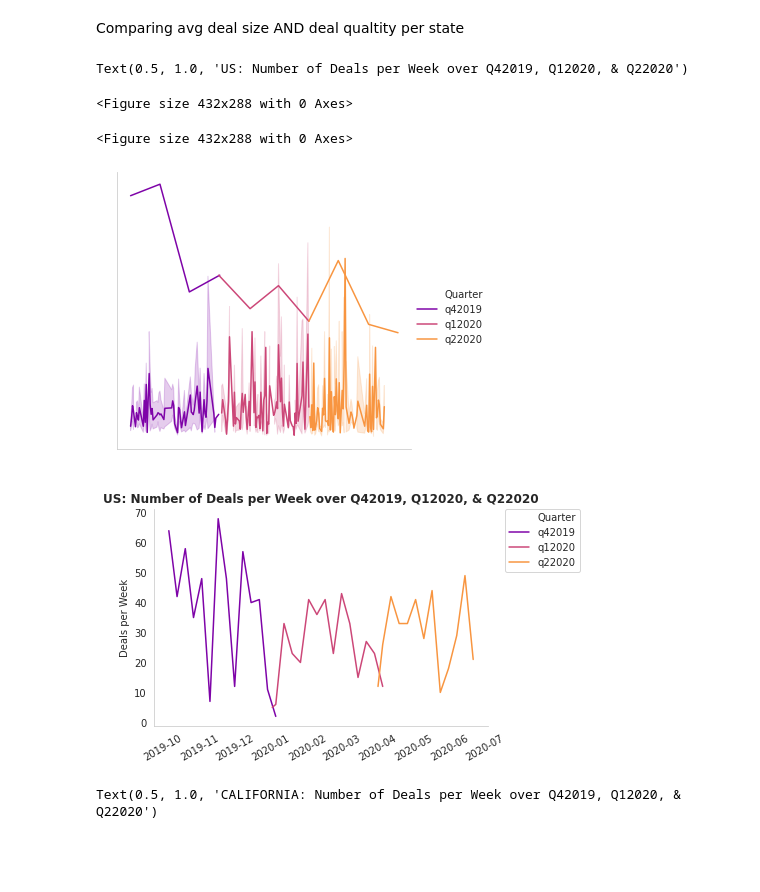
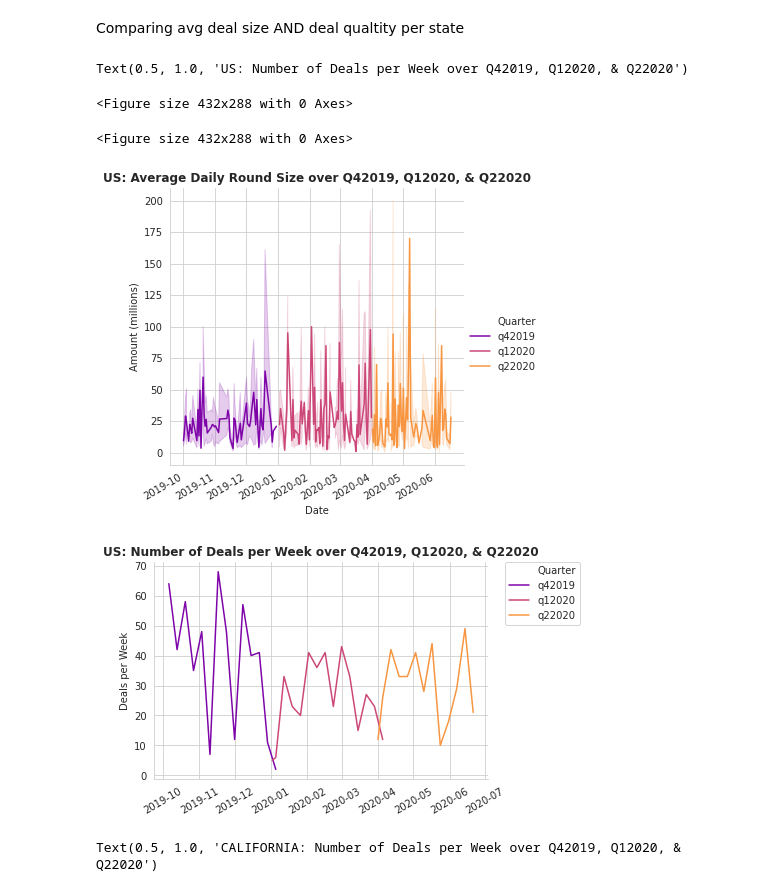
Before and after one commit to shreyasingh1/A-Level-Capital-Data-Pieces, a Jupyter notebook: Funding_Data_Exploration.ipynb, the cells around one changed output. Drawn from its saved outputs; the diff is of its cells as text; code cells hidden in the pictures; blank space fills up the shorter version.

```diff
--- a/Funding_Data_Exploration.ipynb
+++ b/Funding_Data_Exploration.ipynb
@@ -431,40 +431,40 @@ Comparing avg deal size AND deal qualtity per state
 # %%
 #ALL DATA
 
 #getting a graph for all US data of round amount over time
 merged = pd.concat([q4, q1, q2])
 merged['Date'] = pd.to_datetime(merged['Date'])
 merged_trimmed = merged[merged['Amount (millions)'] <= 200]
 
 #graphing subplot 1
 plt.figure()
-sns.set_style("whitegrid", {'axes.grid' : False})
-sns.despine(left=True, bottom = True)
+#sns.set_style("whitegrid", {'axes.grid' : False})
+#sns.despine(left=True, bottom = True)
 plt.subplots(0,0)
 g = sns.relplot(x="Date", y="Amount (millions)", kind="line", data=merged_trimmed, hue = 'Quarter', palette = 'plasma')
 g.fig.autofmt_xdate()
-ax = sns.lineplot(x=merged_groupby_month.index, y=merged_groupby_month['Date'], data=merged_groupby_month, hue = 'Quarter', palette="plasma", legend = False)
-plt.yticks(labels = None, ticks = [])
-plt.ylabel(' ')
-plt.xticks(labels = None, ticks = [])
-plt.xlabel(' ')
-#plt.title('US: Average Daily Round Size over Q42019, Q12020, & Q22020', weight = 'bold')
+#ax = sns.lineplot(x=merged_groupby_month.index, y=merged_groupby_month['Date'], data=merged_groupby_month, hue = 'Quarter', palette="plasma", legend = False)
+#plt.yticks(labels = None, ticks = [])
+#plt.ylabel(' ')
+#plt.xticks(labels = None, ticks = [])
+#plt.xlabel(' ')
+plt.title('US: Average Daily Round Size over Q42019, Q12020, & Q22020', weight = 'bold')
 
 
 #graph of number of rounds per week/subplot 2
 plt.subplots(0,1)
 ax = sns.lineplot(x=merged_groupby_week.index, y=merged_groupby_week['Date'], data=merged_groupby_week, hue = 'Quarter', palette="plasma")
 plt.legend(bbox_to_anchor=(1.05, 1), loc=2, borderaxespad=0.)
 sns.despine()
 plt.xticks(rotation = 30)
 plt.ylabel('Deals per Week')
 plt.title('US: Number of Deals per Week over Q42019, Q12020, & Q22020', weight = 'bold')
 # %% [output]
 Text(0.5, 1.0, 'US: Number of Deals per Week over Q42019, Q12020, & Q22020')
 <Figure size 432x288 with 0 Axes>
 <Figure size 432x288 with 0 Axes>
-[figure, old version]
+[figure, new version]
-[figure, old version]
+[figure, new version]
 # %%
 #California
 
```
Also changed, not shown: parts of 3 cells of this notebook.
